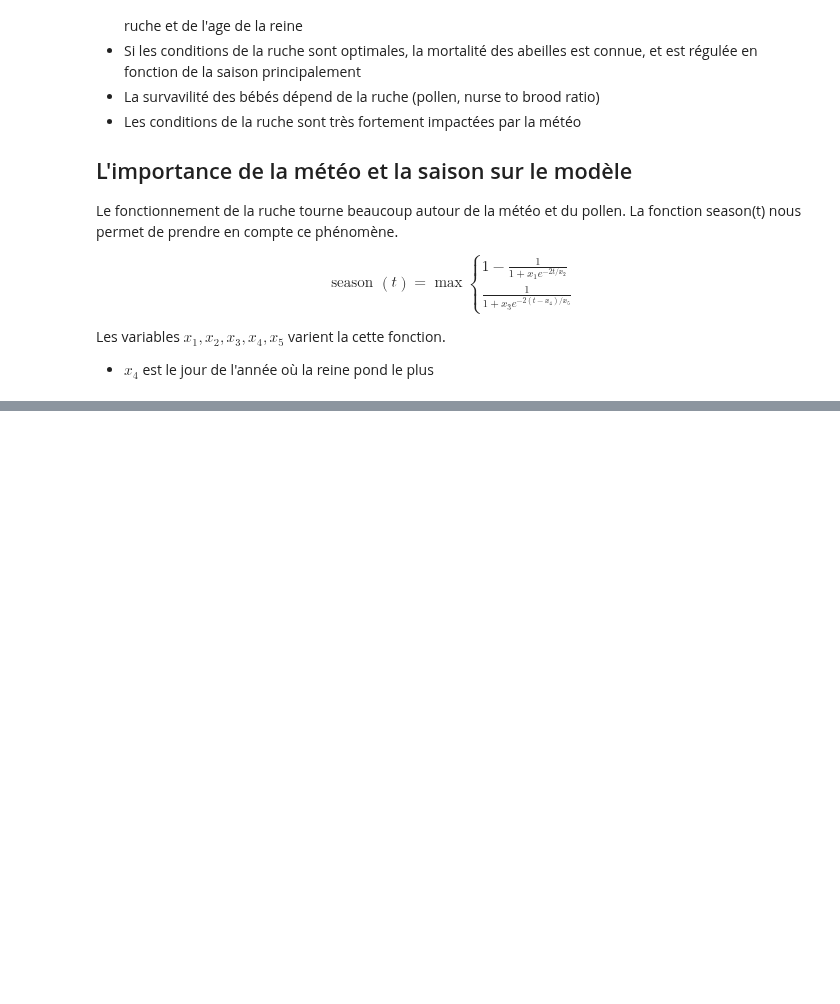
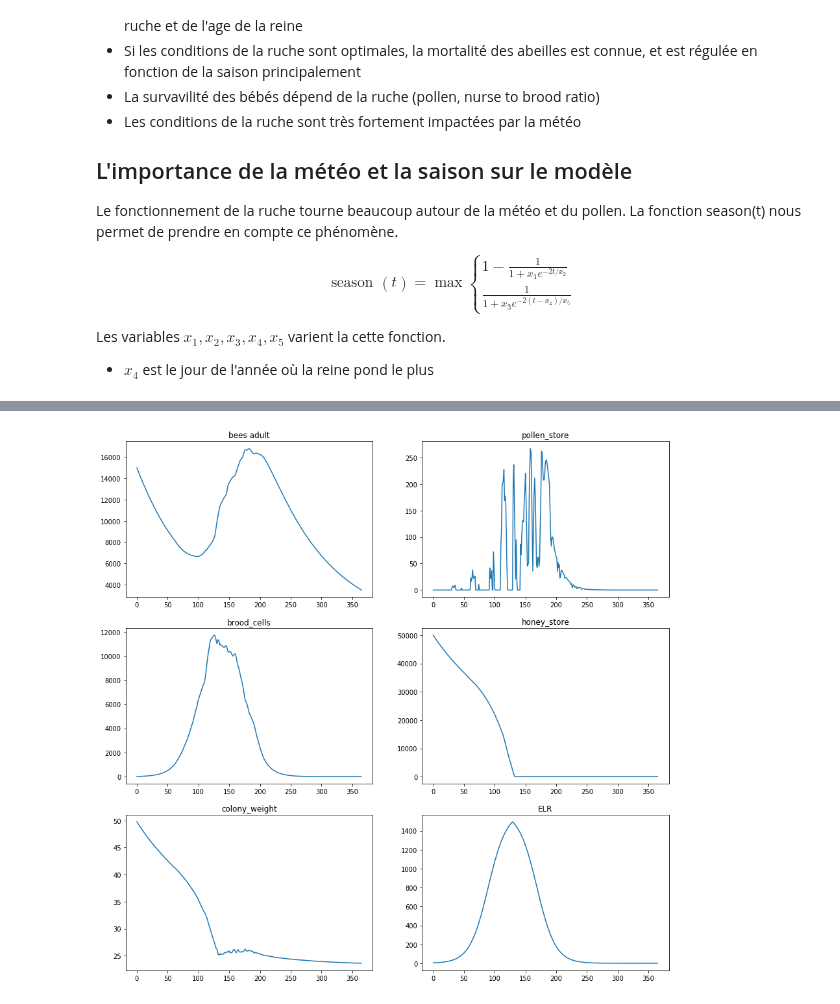
Before and after one commit to SylvJalb/beenamics, a Jupyter notebook: beezbeez.ipynb, the cells around one changed output, grey strips where cells are left out. Cells and saved outputs as stored; diff of their text form; code cells hidden in the pictures; blank space fills up the shorter version.

Commit message:
run 100 simul

```diff
--- a/beezbeez.ipynb
+++ b/beezbeez.ipynb
@@ -602,0 +639,21 @@ plt.show()
+# %%
+test = run_multiple_simul()
+# %%
+def plot_simul_data(data):
+    fig, ax = plt.subplots(nrows=3, ncols=2, figsize=(15, 15))
+    ax[0,0].plot(test["bees_adult"].mean(axis=0))
+    ax[0,0].title.set_text("bees adult")
+    ax[0,1].plot(test["pollen_store"].mean(axis=0))
+    ax[0,1].title.set_text("pollen_store")
+    ax[1,0].plot(test["brood_cells"].mean(axis=0))
+    ax[1,0].title.set_text("brood_cells")
+    ax[1,1].plot(test["honey_store"].mean(axis=0))
+    ax[1,1].title.set_text("honey_store")
+    ax[2,0].plot(test["colony_weight"].mean(axis=0))
+    ax[2,0].title.set_text("colony_weight")
+    ax[2,1].plot(test["ELR"].mean(axis=0))
+    ax[2,1].title.set_text("ELR")
+# %%
+plot_simul_data(test)
+# %% [output]
+[figure, added]
```
Also changed, not shown: parts of 8 cells of this notebook.
